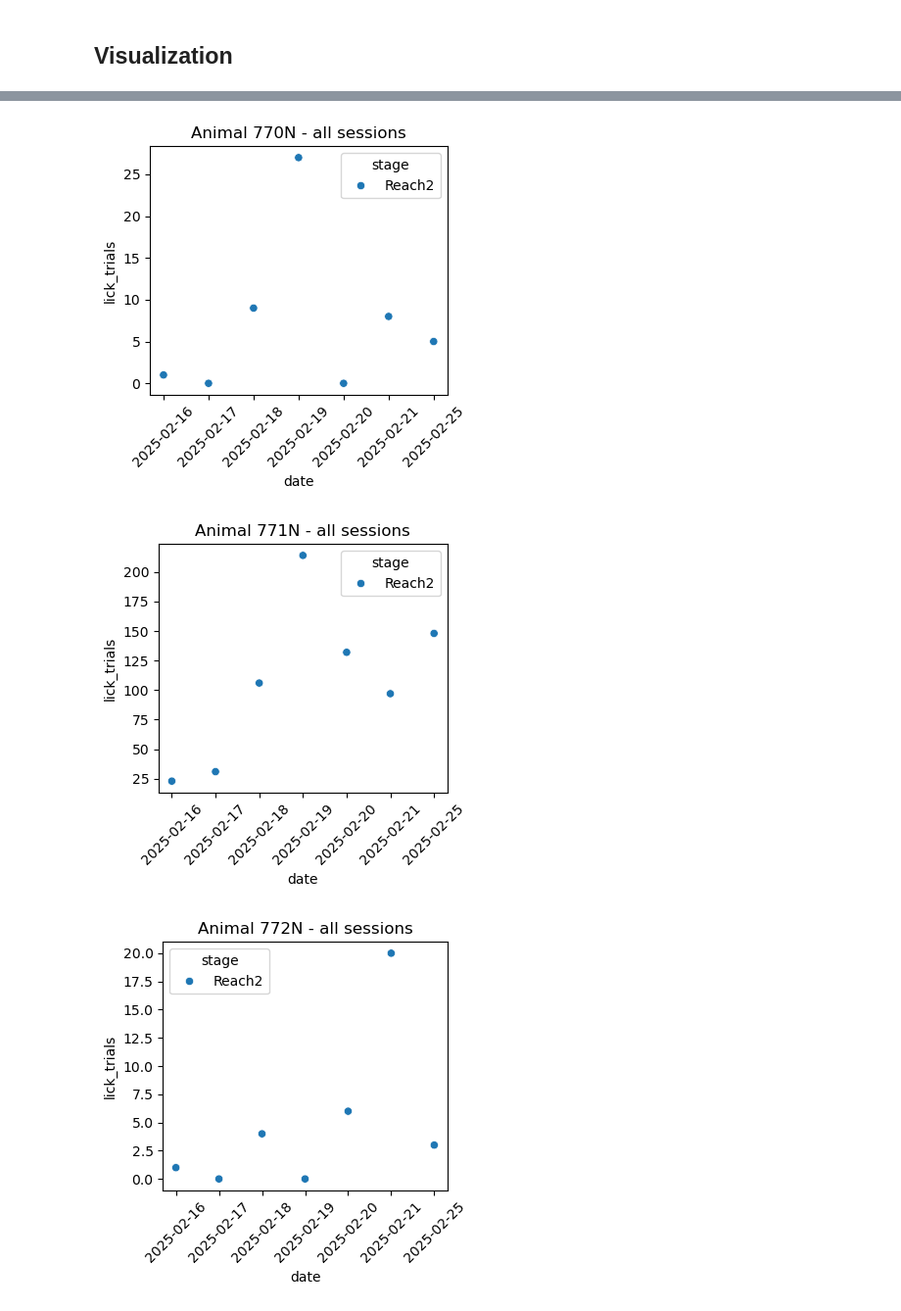
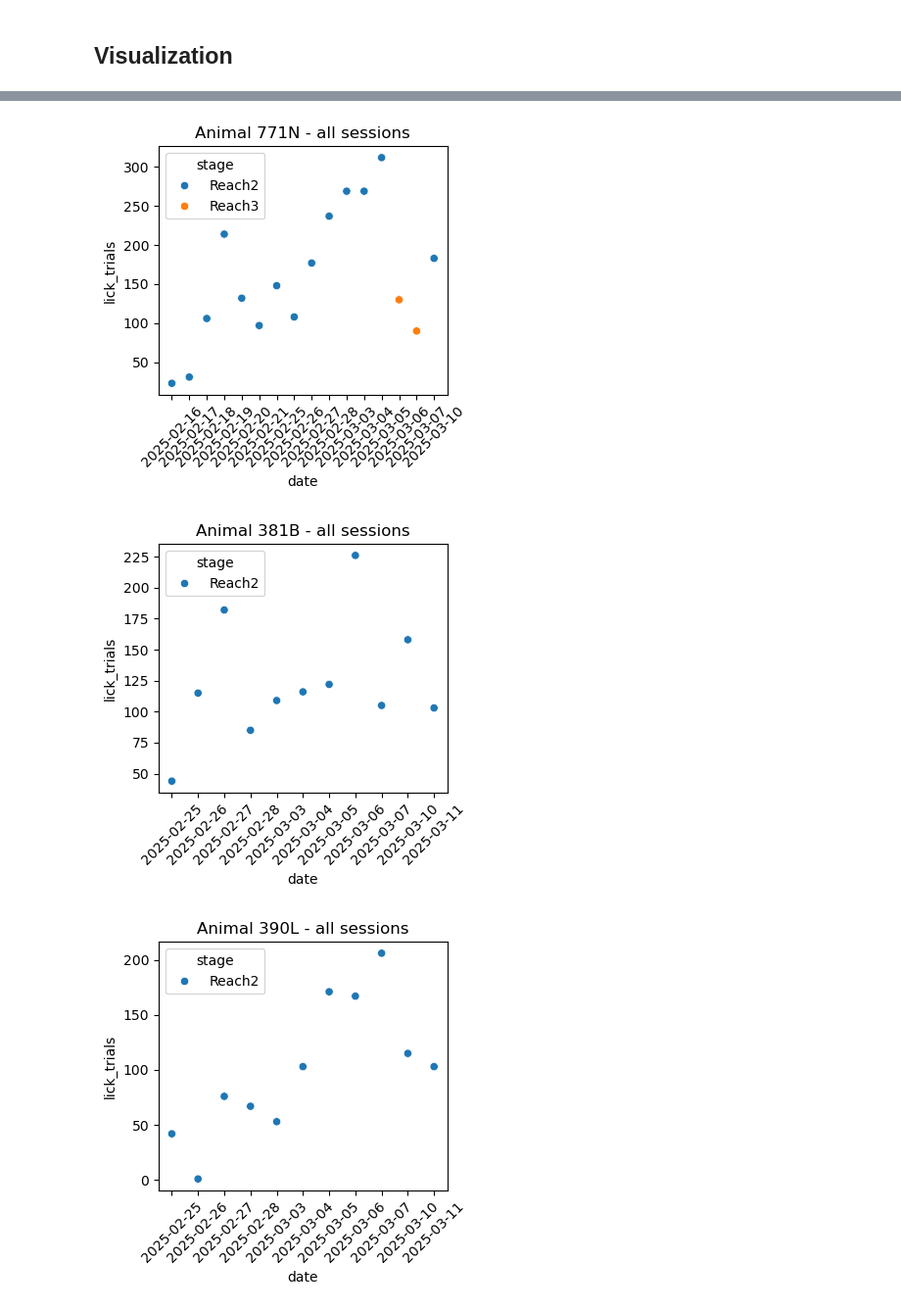
Before and after one commit to surlab/Behavior_Code_Emma, a Jupyter notebook: python/behavior_analysis.ipynb, the cells around one changed output, grey strips where cells are left out. Shown at 98% size. Cells and saved outputs as stored; diff of their text form; code cells hidden in the pictures.

```diff
--- a/python/behavior_analysis.ipynb
+++ b/python/behavior_analysis.ipynb
@@ -109,8 +109,8 @@ def lick_detection(df, sensor='lick', percentile=0.1, m=2, min_val=15):
 source_dir = '//Users/emmaodom/Dropbox (MIT)/Emma/Reach_Task_Master/lick_reaching_data'
 # Get a list of all items in the source directory
 files = os.listdir(source_dir)
-# Define a pattern to match the animal ID (3 digits followed by 1 letter)
-pattern = re.compile(r'^(\d{3}[A-Z])')
+# Define a pattern to match the animal ID (3 or digits followed by 1 letter, 1 digit two letters 1 digit)
+pattern = re.compile(r"(?:\d{3,4}[A-Z]|\d[A-Z]{2}\d)")
 
 # Process each file
 for filename in files:
@@ -156,0 +314,4 @@ delete_empty_txt_files(directory_path)
+# %%
+data_path = '/Users/emmaodom/Dropbox (MIT)/Emma/Reach_Task_Master/lick_reaching_data'
+save_path = '/Users/emmaodom/Dropbox (MIT)/Emma/Reach_Task_Master/data_summary'
+behav_summary = update_behavior_summary(data_path, save_path, summary_type='trial')
@@ -325,7 +566,7 @@ def sess_performance(filepath, min_bar_hold=1.5, max_trial_dur=10):
     session_duration = dur.total_seconds()/60
 
     filename = os.path.basename(filepath)
-    match = re.match(r"(\d{3,4}[A-Z])_(.+?)_(\d{8})_(\d{6})", filename)
+    match = re.match(r"((?:\d{3,4}[A-Z]|\d[A-Z]{2}\d))_(.+?)_(\d{8})_(\d{6})", filename)
     if match:
         animal_ID, stage, date, start_time = match.groups()
     else:
@@ -369,7 +610,7 @@ def create_behavior_summary(data_path, save_path):
     if not txt_files:
         raise ValueError("No text files found in the specified directory")
 
-    pattern = re.compile(r"(\d{3,4}[A-Z])_(.+?)_(\d{8})_(\d{6})")
+    pattern = re.compile(r"((?:\d{3,4}[A-Z]|\d[A-Z]{2}\d))_(.+?)_(\d{8})_(\d{6})")
 
     # Pre-allocate list for better memory efficiency
     summaries = []
@@ -585,11 +919,11 @@ def plot_animal_lick_trials(behav_summary, animal_id, min_duration=10, stage_fil
     return animal_data
 # %%
 # Plot all animals
-current_animals = ['770N','771N','772N','381B','390L','402R','801N']
+current_animals = ['771N','381B','390L','402R','801N','1FB0','1FB1','1FB2']
 for animal_id in current_animals:
     plot_animal_lick_trials(behav_summary, animal_id)
     plt.show()
 # %% [output]
-[figure, old version]
+[figure, new version]
-[figure, old version]
+[figure, new version]
-[figure, old version]
+[figure, new version]
```
Also changed, not shown: parts of 27 cells of this notebook, 13 other files.
